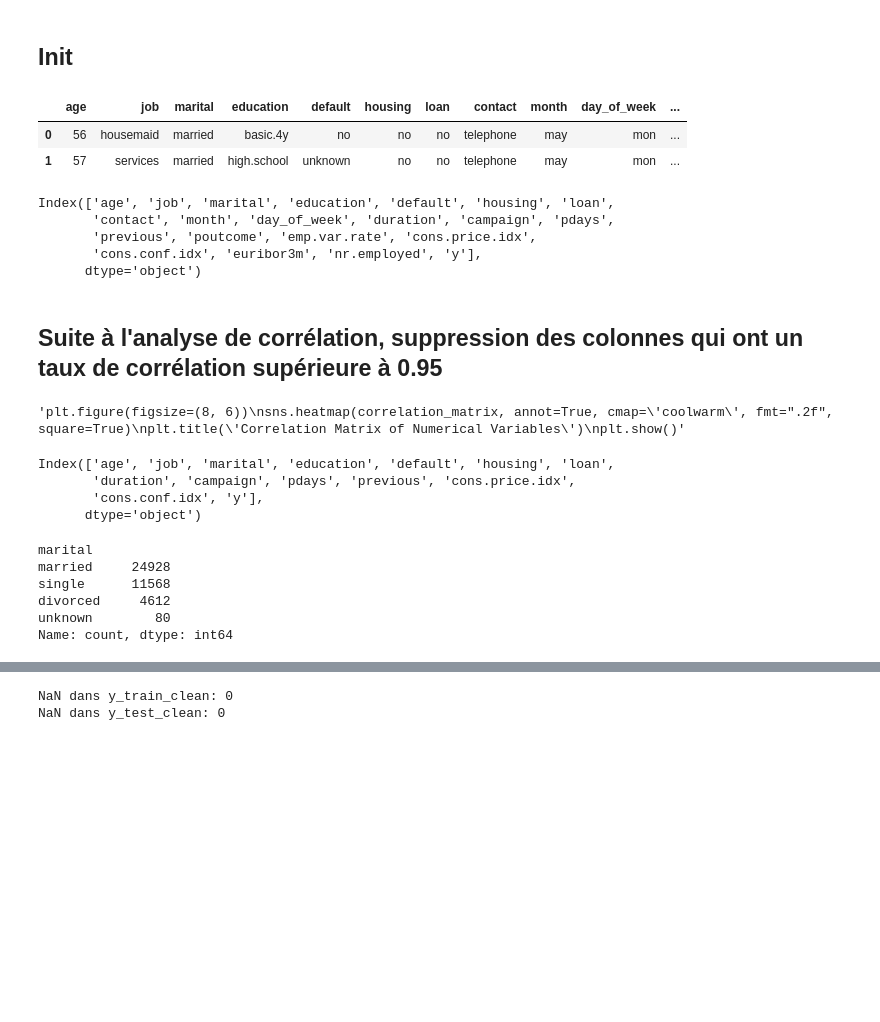
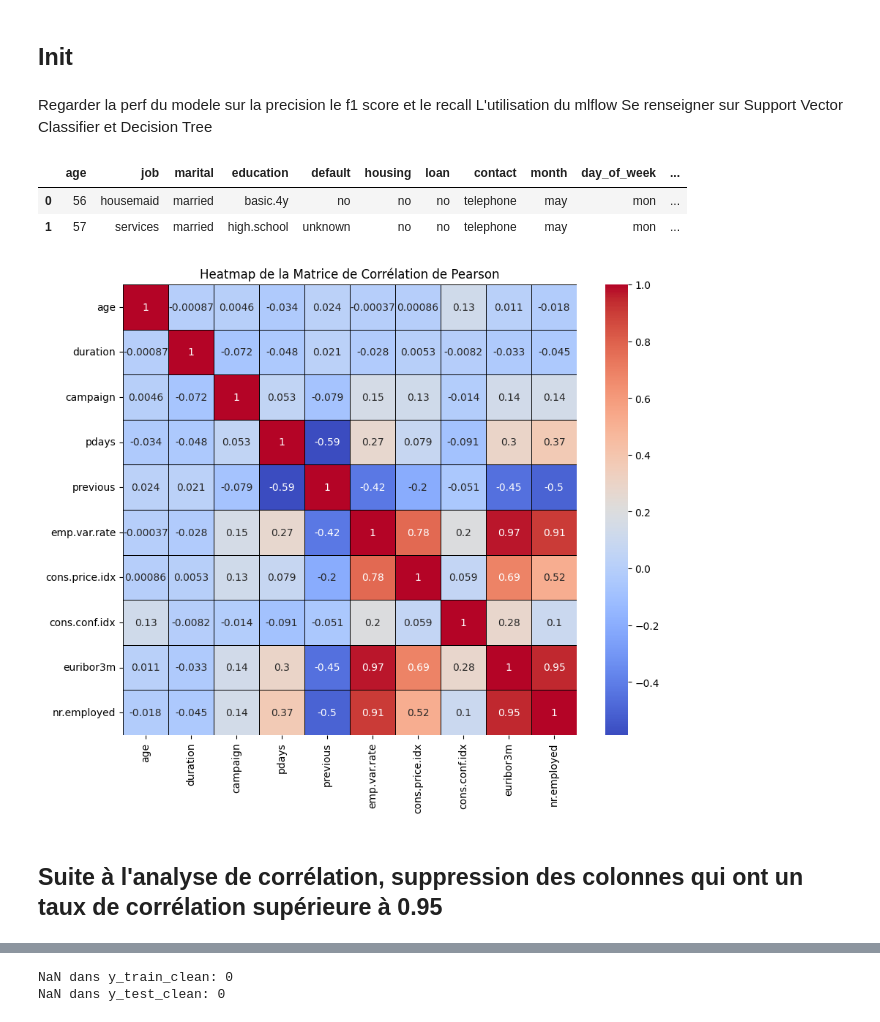
Before and after one commit to yaniskahoul/Bank-classification-marketing, a Jupyter notebook: api_ai/notebooks/modelisation.ipynb, the cells around one changed output, grey strips where cells are left out. Saved outputs shown, nothing was run; the diff lists cells and outputs as text; code cells hidden in the pictures; blank space fills up the shorter version.

```diff
--- a/api_ai/notebooks/modelisation.ipynb
+++ b/api_ai/notebooks/modelisation.ipynb
@@ -19,3 +18,7 @@ from sklearn.metrics import accuracy_score, confusion_matrix, precision_score, r
 pd.set_option('display.max_columns', None)
 pd.set_option('display.max_rows', None)
 pd.set_option('display.max_colwidth', 1000)
+# %% [markdown]
+Regarder la perf du modele sur la precision le f1 score et le recall
+L'utilisation du mlflow
+Se renseigner sur Support Vector Classifier et Decision Tree
@@ -22,15 +30,7 @@ pd.set_option('display.max_colwidth', 1000)
 # %%
-df = pd.read_csv('/home/yanis/Téléchargements/projet e commerce/Code/bank-additional-full.csv', sep = ';')
+df = pd.read_csv("/home/yanis/Téléchargements/Projet chef d'oeuvre/bank-additional-full.csv", sep = ';')
 df.head(2)
 # %% [output]
 |  | age | job | marital | education | default | housing | loan | contact | month | day_of_week | ... |
 | 0 | 56 | housemaid | married | basic.4y | no | no | no | telephone | may | mon | ... |
 | 1 | 57 | services | married | high.school | unknown | no | no | telephone | may | mon | ... |
-# %%
-df.columns
-# %% [output]
-Index(['age', 'job', 'marital', 'education', 'default', 'housing', 'loan',
-       'contact', 'month', 'day_of_week', 'duration', 'campaign', 'pdays',
-       'previous', 'poutcome', 'emp.var.rate', 'cons.price.idx',
-       'cons.conf.idx', 'euribor3m', 'nr.employed', 'y'],
-      dtype='object')
@@ -37,2 +39,16 @@ Index(['age', 'job', 'marital', 'education', 'default', 'housing', 'loan',
+# %%
+# Sélectionner uniquement les colonnes numériques
+df_numeric = df.select_dtypes(include=[np.number])
+
+# Calculer la matrice de corrélation
+correlation_matrix = df_numeric.corr()
+
+# Création de la heatmap
+plt.figure(figsize=(10, 8))
+sns.heatmap(correlation_matrix, annot=True, cmap='coolwarm', linewidths=0.5, linecolor='black')
+plt.title('Heatmap de la Matrice de Corrélation de Pearson')
+plt.show()
+# %% [output]
+[figure, added]
 # %% [markdown]
 ## Suite à l'analyse de corrélation, suppression des colonnes qui ont un taux de corrélation supérieure à 0.95
@@ -44,36 +54,0 @@ df_filtered = df.drop(variables_to_remove, axis=1)
-# %%
-# Numerical Columns
-numerical_columns2 = ['age', 'duration', 'campaign', 'pdays', 'previous',
-                     'cons.price.idx', 'cons.conf.idx'
-                     ]
-
-# Compute the correlation matrix
-correlation_matrix = df_filtered[numerical_columns2].corr()
-
-"""plt.figure(figsize=(8, 6))
-sns.heatmap(correlation_matrix, annot=True, cmap='coolwarm', fmt=".2f", square=True)
-plt.title('Correlation Matrix of Numerical Variables')
-plt.show()"""
-# %% [output]
-'plt.figure(figsize=(8, 6))\nsns.heatmap(correlation_matrix, annot=True, cmap=\'coolwarm\', fmt=".2f", square=True)\nplt.title(\'Correlation Matrix of Numerical Variables\')\nplt.show()'
-# %%
-# Keeping the column I think is relevant to the model
-
-variables_to_remove2 = ['contact', 'month','day_of_week','poutcome']
-#drop
-df_filtered = df_filtered.drop(variables_to_remove2, axis=1)
-df_filtered.columns
-# %% [output]
-Index(['age', 'job', 'marital', 'education', 'default', 'housing', 'loan',
-       'duration', 'campaign', 'pdays', 'previous', 'cons.price.idx',
-       'cons.conf.idx', 'y'],
-      dtype='object')
-# %%
-df_filtered['marital'].value_counts(dropna=False)
-# %% [output]
-marital
-married     24928
-single      11568
-divorced     4612
-unknown        80
-Name: count, dtype: int64
```
Also changed, not shown: parts of 66 cells of this notebook, 1 other file.
